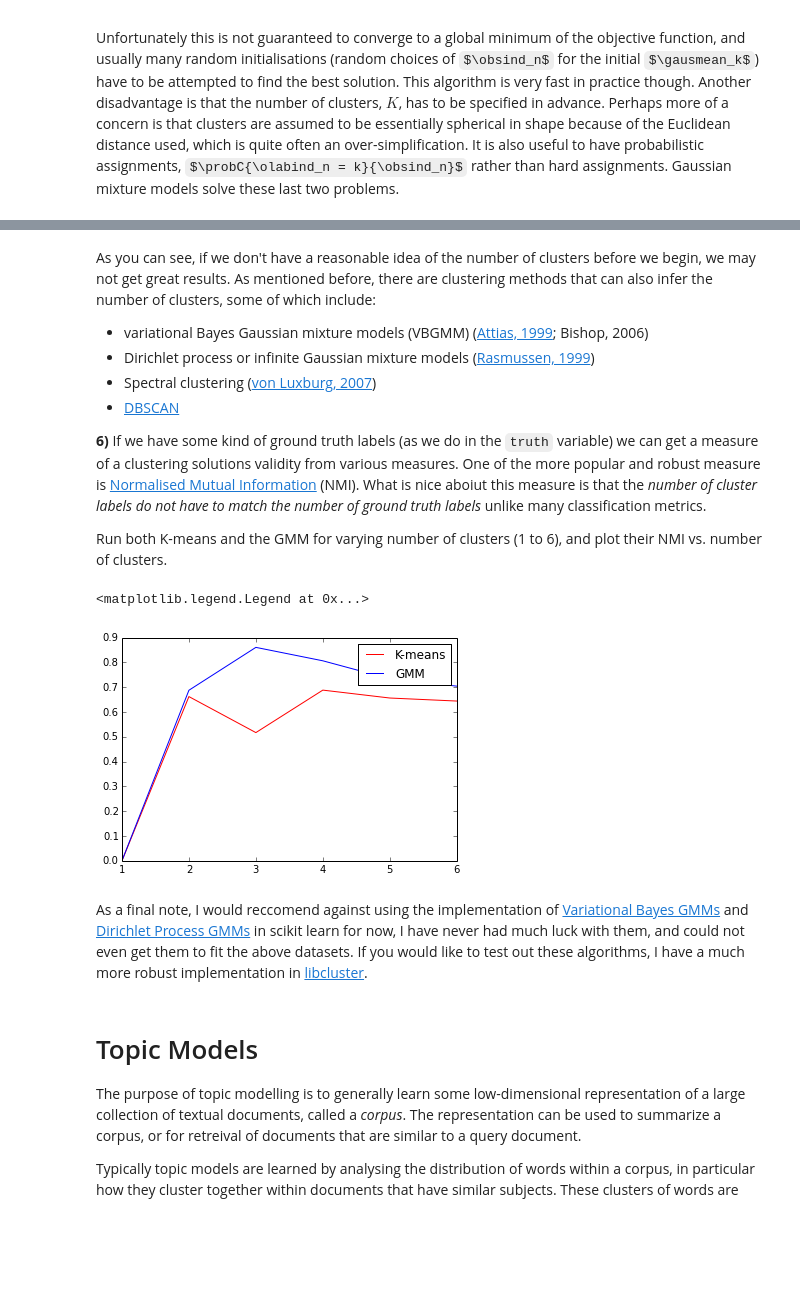
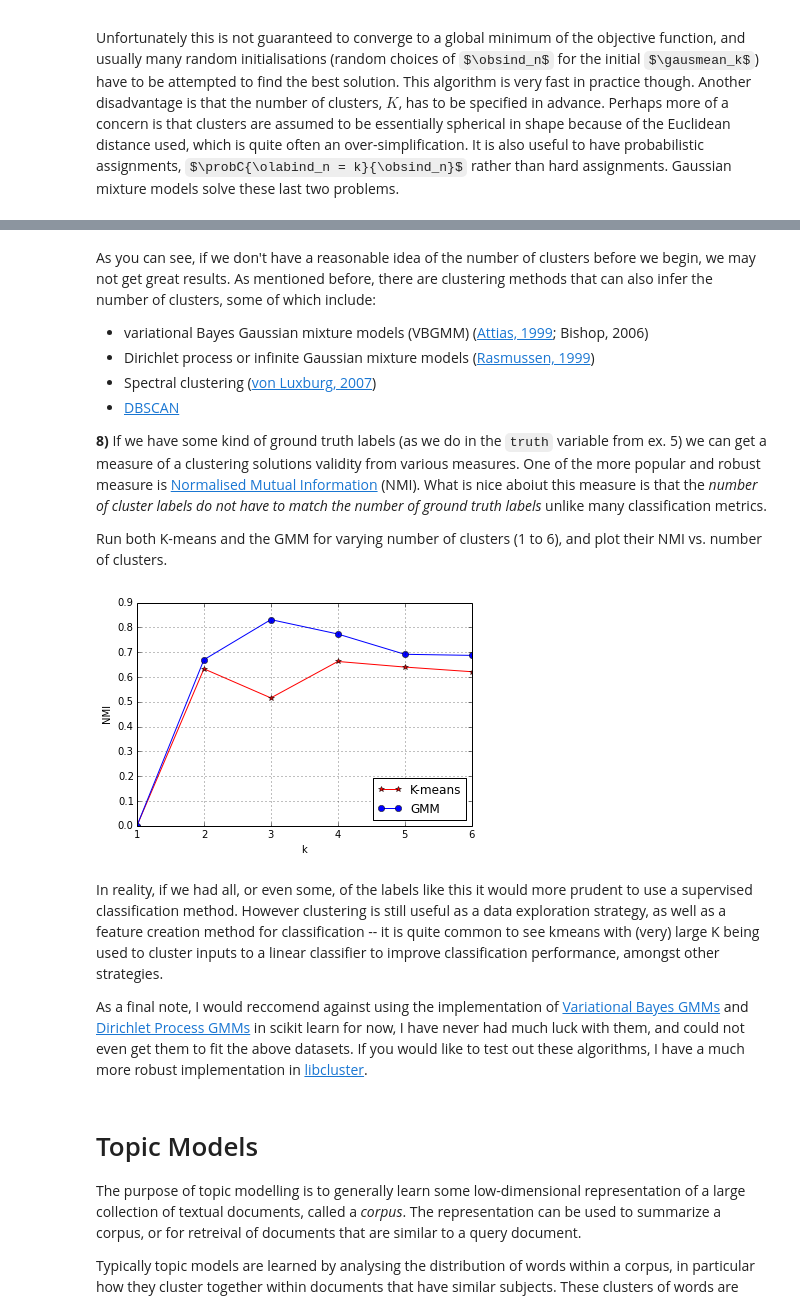
Before and after one commit to NICTA/MLSS, a Jupyter notebook: Clustering and Hierarchical Graphical Models.ipynb, the cells around one changed output, grey strips where cells are left out. Saved outputs shown, nothing was run; the diff lists cells and outputs as text; code cells hidden in the pictures; some formulas as TeX source; blank space fills up the shorter version.

```diff
--- a/Clustering and Hierarchical Graphical Models.ipynb
+++ b/Clustering and Hierarchical Graphical Models.ipynb
@@ -147,14 +144,14 @@ Populating the interactive namespace from numpy and matplotlib
 # %%
 # Load X from a dataset generation function from tututils
 X = tut.load_2d_simple()
+K = 3  # There are three clusters in this dataset
+k_means_labels = np.random.randint(0, K, size=len(X))  # initial labels
 
 # Calculate M from X
-k_means_cluster_centers = tut.kmeans_centers(X, 3)
 
-# Now calculate Z from X and M.
-# Tip: consider using numpy's argmin()
-# CHANGE ME --->
-k_means_labels = np.ones(len(X))
+#### SOLUTION CODE (TEST)
+k_means_cluster_centers = [X[k_means_labels == k, :].mean(axis=0) for k in range(K)]
+#### END SOLUTION CODE (TEST)
 
 # Check your answer by plotting the clusters:
 tut.plot_2d_clusters(X, k_means_labels, k_means_cluster_centers)
@@ -265,11 +306,7 @@ regulariser, for having too many parameters. In this way the maximum-likelihood
 X, truth = tut.load_2d_hard()
 
 #### SOLUTION CODE (TEST)
-from sklearn.cluster import KMeans
-
-kmeans = KMeans(n_clusters=3)
-labels = kmeans.fit_predict(X)
-centres = kmeans.cluster_centers_
+labels, centres = kmeans(X, 3)
 #### END SOLUTION CODE (TEST)
 
 tut.plot_2d_clusters(X, labels, centres)
@@ -300,9 +337,7 @@ tut.plot_2d_GMMs(X, labels, means, covs)
 # Kmeans clustering
 
 #### SOLUTION CODE (TEST)
-kmeans = KMeans(n_clusters=6)
-labels_k = kmeans.fit_predict(X)
-centres = kmeans.cluster_centers_
+labels_k, centres = kmeans(X, 6)
 #### END SOLUTION CODE (TEST)
 
 tut.plot_2d_clusters(X, labels_k, centres)
@@ -329,37 +364,50 @@ As you can see, if we don't have a reasonable idea of the number of clusters bef
 * Spectral clustering ([von Luxburg, 2007](http://www.informatik.uni-hamburg.de/ML/contents/people/luxburg/publications/Luxburg07_tutorial.pdf))
 * [DBSCAN](http://scikit-learn.org/stable/modules/generated/sklearn.cluster.DBSCAN.html)
 
-**6)** If we have some kind of ground truth labels (as we do in the `truth` variable) we can get a measure of a clustering solutions validity from various measures. One of the more popular and robust measure is [Normalised Mutual Information]() (NMI). What is nice aboiut this measure is that the *number of cluster labels do not have to match the number of ground truth labels* unlike many classification metrics.
+**8)** If we have some kind of ground truth labels (as we do in the `truth` variable from ex. 5) we can get a measure of a clustering solutions validity from various measures. One of the more popular and robust measure is [Normalised Mutual Information](http://scikit-learn.org/stable/modules/generated/sklearn.metrics.normalized_mutual_info_score.html) (NMI). What is nice aboiut this measure is that the *number of cluster labels do not have to match the number of ground truth labels* unlike many classification metrics.
 
 Run both K-means and the GMM for varying number of clusters (1 to 6), and plot their NMI vs. number of clusters.
 # %%
 from sklearn.metrics import normalized_mutual_info_score
 
 Ks = range(1, 7)
 NMI_k = []
 NMI_g = []
 
 for k in Ks:
 
     # Kmeans clustering
-    kmeans = KMeans(n_clusters=k)
-    labels_k = kmeans.fit_predict(X)
+
+    #### SOLUTION CODE (TEST)
+    labels_k, _ = kmeans(X, k)
     NMI_k.append(normalized_mutual_info_score(truth, labels_k))
+    #### END SOLUTION CODE (TEST)
+
+    #NMI_k.append(TODO)
 
     # GMM clustering
+
+    #### SOLUTION CODE (TEST)
     gmm = GMM(n_components=k, covariance_type='full')
     gmm.fit(X)
     labels_g = gmm.predict(X)
+    NMI_g.append(normalized_mutual_info_score(truth, labels_g))
+    #### END SOLUTION CODE (TEST)
 
-    NMI_g.append(normalized_mutual_info_score(truth, labels_g))
+    #NMI_g.append(TODO)
 
-plt.plot(Ks, NMI_k, 'r')
-plt.plot(Ks, NMI_g, 'b')
-plt.legend(['K-means', 'GMM'])
+#### SOLUTION CODE (TEST)
+plt.plot(Ks, NMI_k, 'r*-')
+plt.plot(Ks, NMI_g, 'bo-')
+plt.legend(['K-means', 'GMM'], loc='lower right')
+plt.xlabel('k')
+plt.ylabel('NMI')
+plt.grid(True)
+#### END SOLUTION CODE (TEST)
 # %% [output]
-<matplotlib.legend.Legend at 0x...>
-[figure, old version]
+[figure, new version]
 # %% [markdown]
+In reality, if we had all, or even some, of the labels like this it would more prudent to use a supervised classification method. However clustering is still useful as a data exploration strategy, as well as a feature creation method for classification -- it is quite common to see kmeans with (very) large K being used to cluster inputs to a linear classifier to improve classification performance, amongst other strategies.
 
 As a final note, I would reccomend against using the implementation of [Variational Bayes GMMs](http://scikit-learn.org/stable/modules/generated/sklearn.mixture.VBGMM.html) and [Dirichlet Process GMMs](http://scikit-learn.org/stable/modules/generated/sklearn.mixture.DPGMM.html) in scikit learn for now, I have never had much luck with them, and could not even get them to fit the above datasets. If you would like to test out these algorithms, I have a much more robust implementation in [libcluster](https://github.com/dsteinberg/libcluster).
 # %% [markdown]
```
Also changed, not shown: parts of 21 cells of this notebook.
